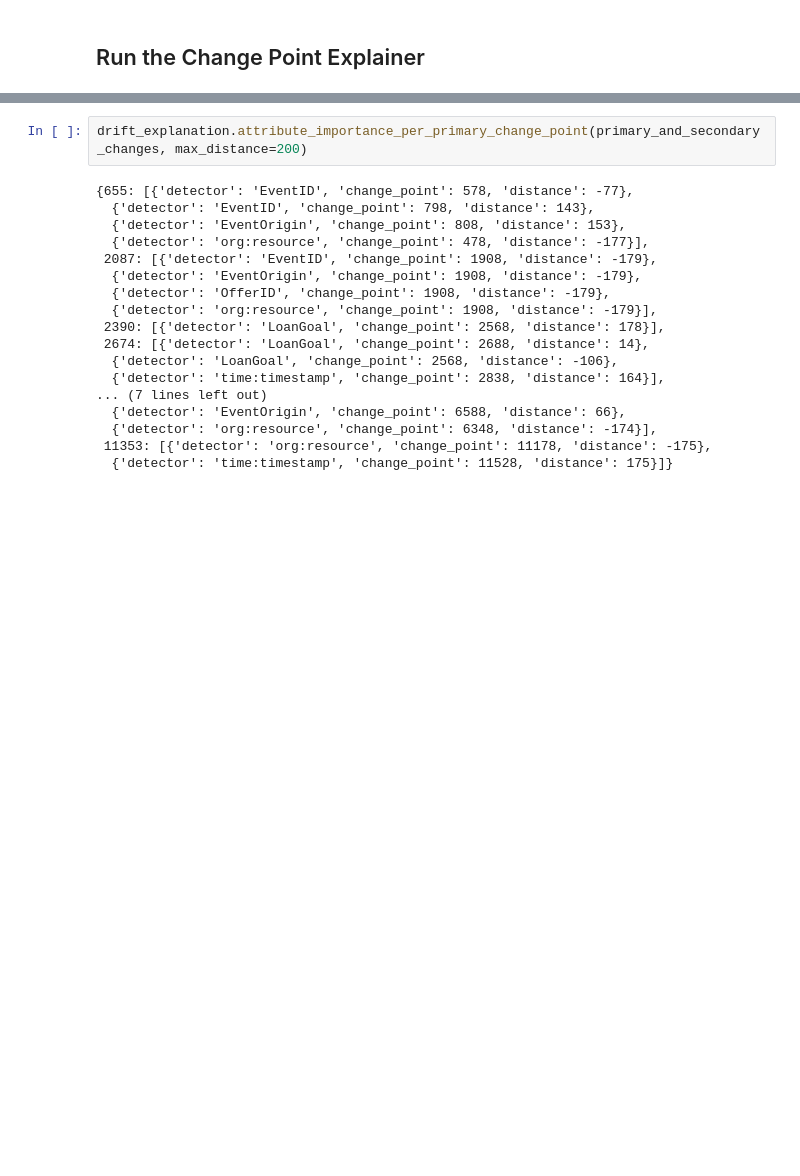
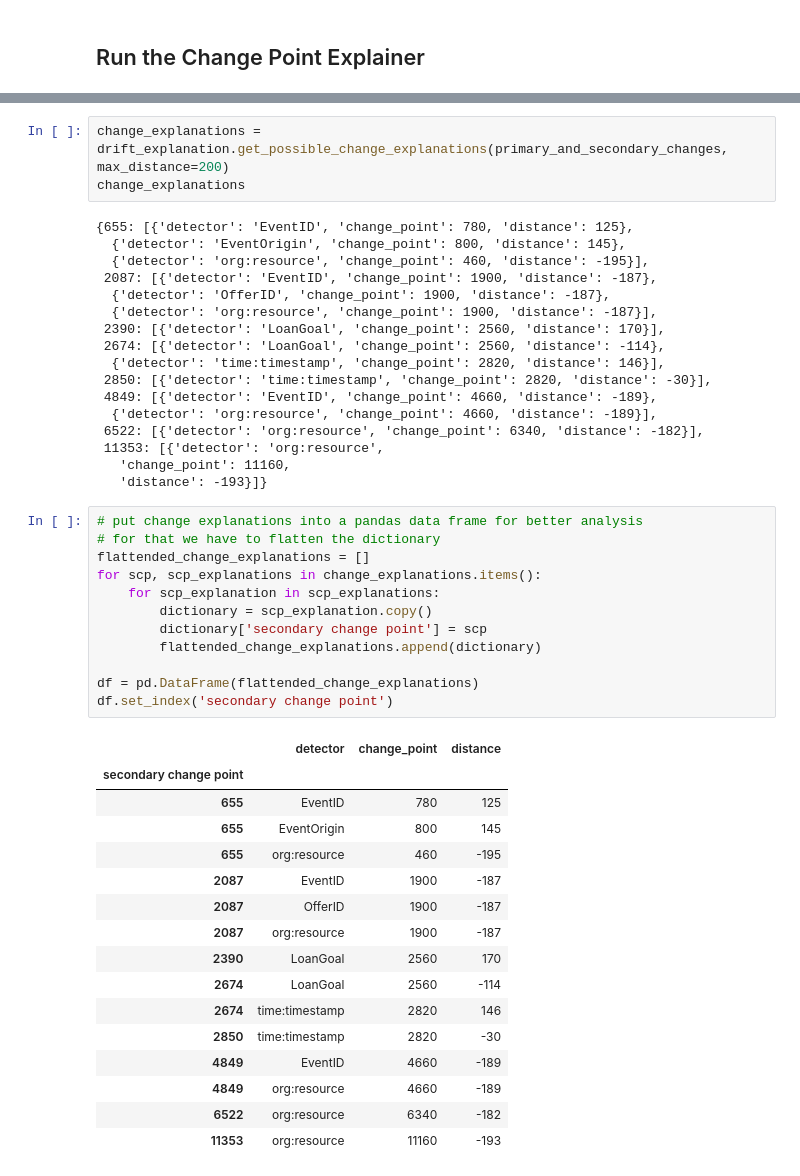
Before and after one commit to lennartebert/explaining_concept_drift, a Jupyter notebook: 50_analysis BPI challenge 2017.ipynb, the cells around one changed output, grey strips where cells are left out. Drawn from its saved outputs; the diff is of its cells as text; blank space fills up the shorter version.

```diff
--- a/50_analysis BPI challenge 2017.ipynb
+++ b/50_analysis BPI challenge 2017.ipynb
@@ -131,20 +162,49 @@ KeyError: "None of [Int64Index([578, 798, 1908, 3018, 4678, 6588], dtype='int64'
 # %%
-drift_explanation.attribute_importance_per_primary_change_point(primary_and_secondary_changes, max_distance=200)
+change_explanations = drift_explanation.get_possible_change_explanations(primary_and_secondary_changes, max_distance=200)
+change_explanations
 # %% [output]
-{655: [{'detector': 'EventID', 'change_point': 578, 'distance': -77},
-  {'detector': 'EventID', 'change_point': 798, 'distance': 143},
-  {'detector': 'EventOrigin', 'change_point': 808, 'distance': 153},
-  {'detector': 'org:resource', 'change_point': 478, 'distance': -177}],
- 2087: [{'detector': 'EventID', 'change_point': 1908, 'distance': -179},
-  {'detector': 'EventOrigin', 'change_point': 1908, 'distance': -179},
-  {'detector': 'OfferID', 'change_point': 1908, 'distance': -179},
-  {'detector': 'org:resource', 'change_point': 1908, 'distance': -179}],
- 2390: [{'detector': 'LoanGoal', 'change_point': 2568, 'distance': 178}],
- 2674: [{'detector': 'LoanGoal', 'change_point': 2688, 'distance': 14},
-  {'detector': 'LoanGoal', 'change_point': 2568, 'distance': -106},
-  {'detector': 'time:timestamp', 'change_point': 2838, 'distance': 164}],
-... (7 lines left out)
-  {'detector': 'EventOrigin', 'change_point': 6588, 'distance': 66},
-  {'detector': 'org:resource', 'change_point': 6348, 'distance': -174}],
- 11353: [{'detector': 'org:resource', 'change_point': 11178, 'distance': -175},
-  {'detector': 'time:timestamp', 'change_point': 11528, 'distance': 175}]}
+{655: [{'detector': 'EventID', 'change_point': 780, 'distance': 125},
+  {'detector': 'EventOrigin', 'change_point': 800, 'distance': 145},
+  {'detector': 'org:resource', 'change_point': 460, 'distance': -195}],
+ 2087: [{'detector': 'EventID', 'change_point': 1900, 'distance': -187},
+  {'detector': 'OfferID', 'change_point': 1900, 'distance': -187},
+  {'detector': 'org:resource', 'change_point': 1900, 'distance': -187}],
+ 2390: [{'detector': 'LoanGoal', 'change_point': 2560, 'distance': 170}],
+ 2674: [{'detector': 'LoanGoal', 'change_point': 2560, 'distance': -114},
+  {'detector': 'time:timestamp', 'change_point': 2820, 'distance': 146}],
+ 2850: [{'detector': 'time:timestamp', 'change_point': 2820, 'distance': -30}],
+ 4849: [{'detector': 'EventID', 'change_point': 4660, 'distance': -189},
+  {'detector': 'org:resource', 'change_point': 4660, 'distance': -189}],
+ 6522: [{'detector': 'org:resource', 'change_point': 6340, 'distance': -182}],
+ 11353: [{'detector': 'org:resource',
+   'change_point': 11160,
+   'distance': -193}]}
+# %%
+# put change explanations into a pandas data frame for better analysis
+# for that we have to flatten the dictionary
+flattended_change_explanations = []
+for scp, scp_explanations in change_explanations.items():
+    for scp_explanation in scp_explanations:
+        dictionary = scp_explanation.copy()
+        dictionary['secondary change point'] = scp
+        flattended_change_explanations.append(dictionary)
+
+df = pd.DataFrame(flattended_change_explanations)
+df.set_index('secondary change point')
+# %% [output]
+|  | detector | change_point | distance |
+| secondary change point |  |  |  |
+| 655 | EventID | 780 | 125 |
+| 655 | EventOrigin | 800 | 145 |
+| 655 | org:resource | 460 | -195 |
+| 2087 | EventID | 1900 | -187 |
+| 2087 | OfferID | 1900 | -187 |
+| 2087 | org:resource | 1900 | -187 |
+| 2390 | LoanGoal | 2560 | 170 |
+| 2674 | LoanGoal | 2560 | -114 |
+| 2674 | time:timestamp | 2820 | 146 |
+| 2850 | time:timestamp | 2820 | -30 |
+| 4849 | EventID | 4660 | -189 |
+| 4849 | org:resource | 4660 | -189 |
+| 6522 | org:resource | 6340 | -182 |
+| 11353 | org:resource | 11160 | -193 |
```
Also changed, not shown: parts of 12 cells of this notebook, 11 other files.
